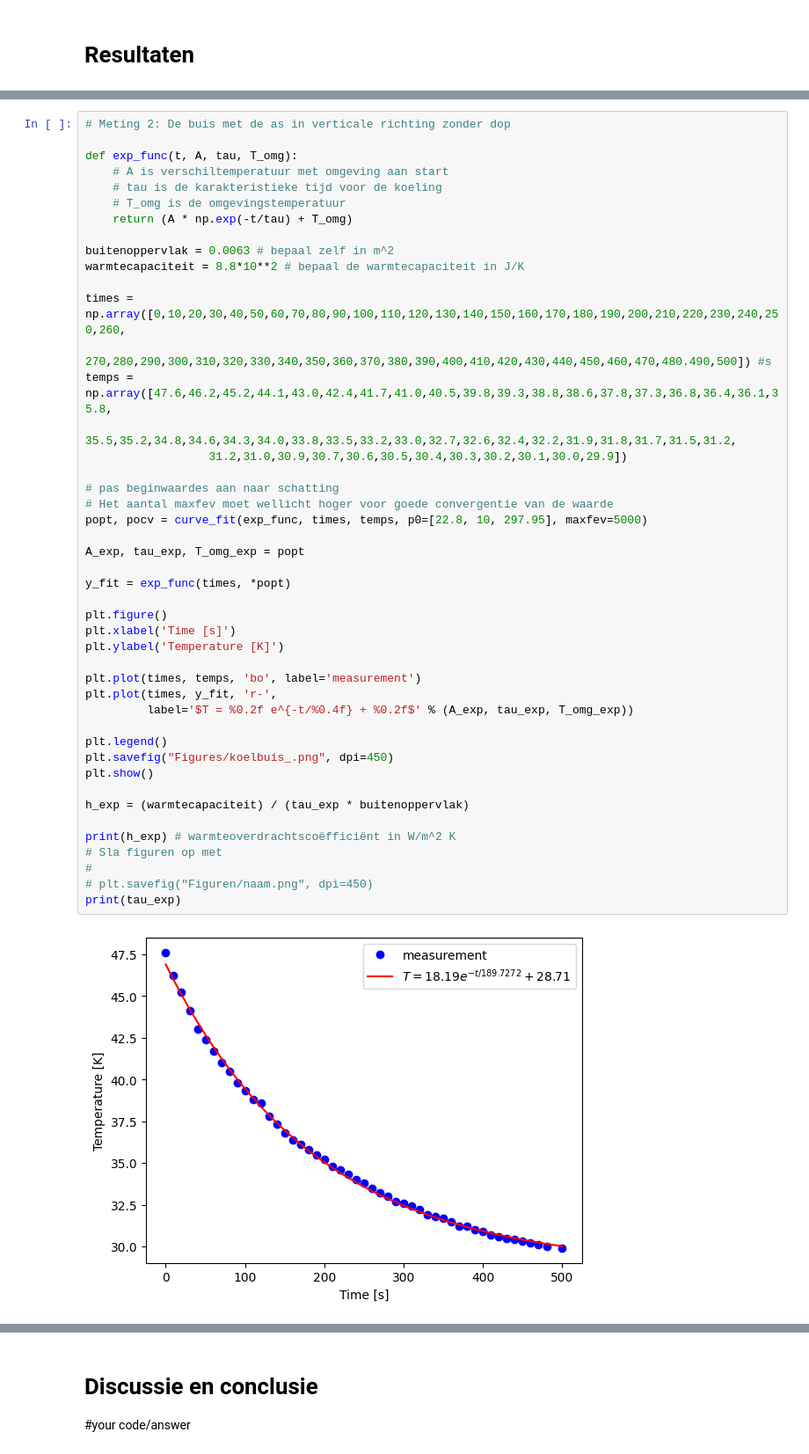
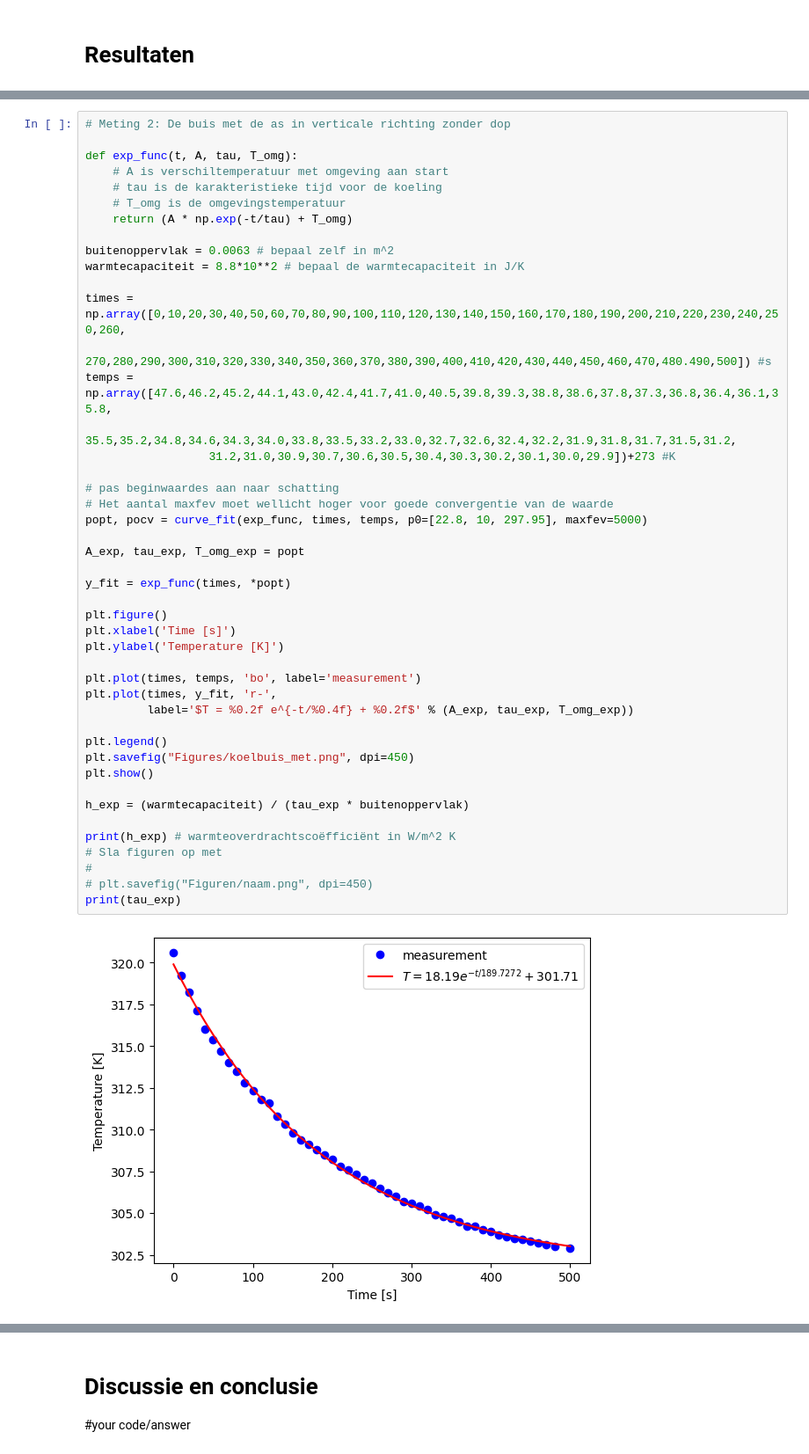
Before and after one commit to SybrenK07/25, a Jupyter notebook: Content/Labs/koelbuis.ipynb, the cells around one changed output, grey strips where cells are left out. Shown at 88% size. Saved outputs shown, nothing was run; the diff lists cells and outputs as text.

```diff
--- a/Content/Labs/koelbuis.ipynb
+++ b/Content/Labs/koelbuis.ipynb
@@ -253,34 +253,34 @@ times = np.array([0,10,20,30,40,50,60,70,80,90,100,110,120,130,140,150,160,170,1
                  270,280,290,300,310,320,330,340,350,360,370,380,390,400,410,420,430,440,450,460,470,480.490,500]) #s
 temps = np.array([47.6,46.2,45.2,44.1,43.0,42.4,41.7,41.0,40.5,39.8,39.3,38.8,38.6,37.8,37.3,36.8,36.4,36.1,35.8,
                  35.5,35.2,34.8,34.6,34.3,34.0,33.8,33.5,33.2,33.0,32.7,32.6,32.4,32.2,31.9,31.8,31.7,31.5,31.2,
-                  31.2,31.0,30.9,30.7,30.6,30.5,30.4,30.3,30.2,30.1,30.0,29.9])
+                  31.2,31.0,30.9,30.7,30.6,30.5,30.4,30.3,30.2,30.1,30.0,29.9])+273 #K
 
 # pas beginwaardes aan naar schatting
 # Het aantal maxfev moet wellicht hoger voor goede convergentie van de waarde
 popt, pocv = curve_fit(exp_func, times, temps, p0=[22.8, 10, 297.95], maxfev=5000)
 
 A_exp, tau_exp, T_omg_exp = popt
 
 y_fit = exp_func(times, *popt)
 
 plt.figure()
 plt.xlabel('Time [s]')
 plt.ylabel('Temperature [K]')
 
 plt.plot(times, temps, 'bo', label='measurement')
 plt.plot(times, y_fit, 'r-',
          label='$T = %0.2f e^{-t/%0.4f} + %0.2f$' % (A_exp, tau_exp, T_omg_exp))
 
 plt.legend()
-plt.savefig("Figures/koelbuis_.png", dpi=450)
+plt.savefig("Figures/koelbuis_met.png", dpi=450)
 plt.show()
 
 h_exp = (warmtecapaciteit) / (tau_exp * buitenoppervlak)
 
 print(h_exp) # warmteoverdrachtscoëfficiënt in W/m^2 K
 # Sla figuren op met
 #
 # plt.savefig("Figuren/naam.png", dpi=450)
 print(tau_exp)
 # %% [output]
-[figure, old version]
+[figure, new version]
```
Also changed, not shown: parts of 2 cells of this notebook, 3 other files.
